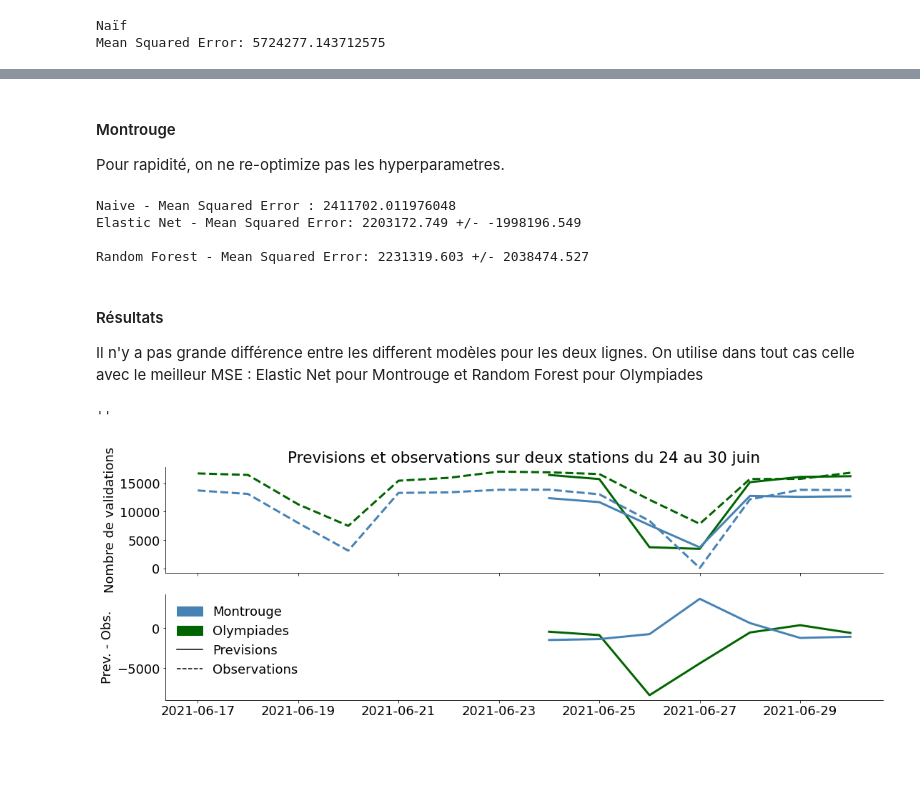
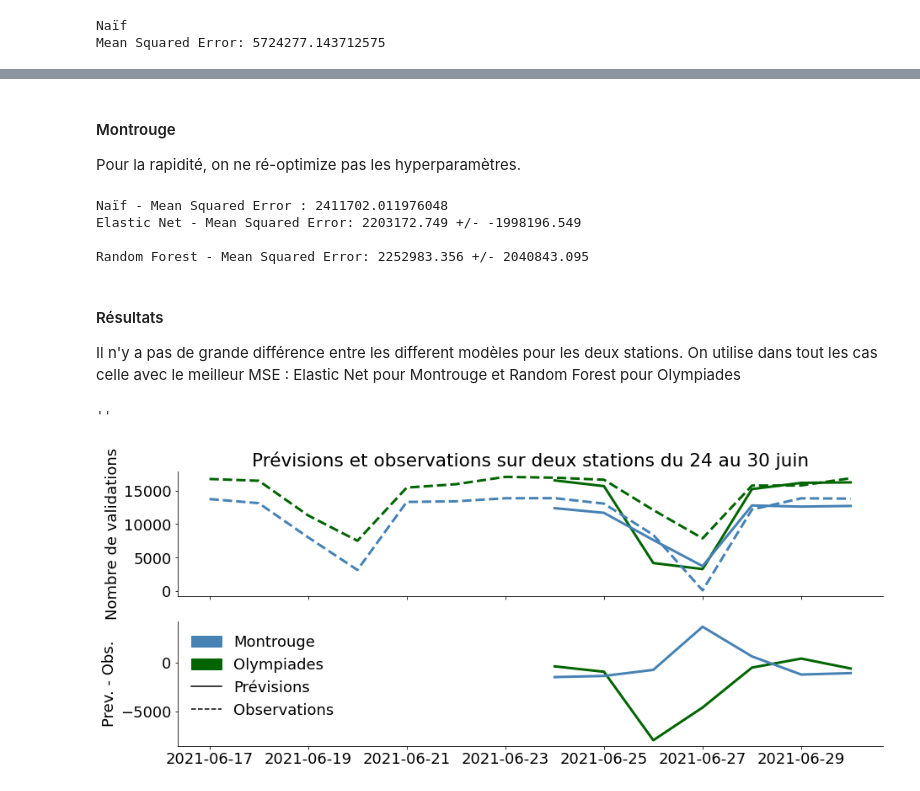
Before and after one commit to pcumani/SNCFValidations, a Jupyter notebook: Test entretien.ipynb, the cells around one changed output, grey strips where cells are left out. Saved outputs shown, nothing was run; the diff lists cells and outputs as text; code cells hidden in the pictures; blank space fills up the shorter version.

Commit message:
[CHG] Texte correct. Requirements à jour. [BUG] Distance entre mots considere la liste complete

```diff
--- a/Test entretien.ipynb
+++ b/Test entretien.ipynb
@@ -756,9 +730,9 @@ Mean Squared Error:     4216283.970 +/- 4851913.735
 # %% [markdown]
 #### Montrouge
 
-Pour rapidité, on ne re-optimize pas les hyperparametres.
+Pour la rapidité, on ne ré-optimize pas les hyperparamètres.
 # %%
-print('Naive - Mean Squared Error : {}'.format(mean_squared_error(y_train_mr, X_train_mr['NB_VALD'])))
+print('Naïf - Mean Squared Error : {}'.format(mean_squared_error(y_train_mr, X_train_mr['NB_VALD'])))
 
 enbest_mr = Pipeline([('scaler', MinMaxScaler()),
                    ('elastic', ElasticNet(random_state=42, alpha=0.01, l1_ratio=0.4))])
@@ -784,19 +758,19 @@ mse = -cv_results["test_neg_mean_squared_error"]
 
 print('Random Forest - Mean Squared Error: {:.3f} +/- {:.3f}\n'.format(mse.mean(), mse.std()))
 # %% [output]
-Naive - Mean Squared Error : 2411702.011976048
+Naïf - Mean Squared Error : 2411702.011976048
 Elastic Net - Mean Squared Error: 2203172.749 +/- -1998196.549
 
-Random Forest - Mean Squared Error: 2231319.603 +/- 2038474.527
+Random Forest - Mean Squared Error: 2252983.356 +/- 2040843.095
 # %% [markdown]
 #### Résultats
 
-Il n'y a pas grande différence entre les different modèles pour les deux lignes. On utilise dans tout cas celle avec le meilleur MSE : Elastic Net pour Montrouge et Random Forest pour Olympiades
+Il n'y a pas de grande différence entre les different modèles pour les deux stations. On utilise dans tout les cas celle avec le meilleur MSE : Elastic Net pour Montrouge et Random Forest pour Olympiades
 # %%
 from matplotlib.lines import Line2D
 rfbest_ol.predict(X_test_ol), y_test_ol
 
-fig, (ax, ax1) = plt.subplots(nrows=2, figsize=(18, 6), sharex=True)
+fig, (ax, ax1) = plt.subplots(nrows=2, figsize=(15, 6), sharex=True)
 dates = pd.date_range(start=splitdate, periods=14)
 
 sns.lineplot(x=dates[7:], y=rfbest_ol.predict(X_test_ol), ax=ax,
@@ -805,34 +779,34 @@ sns.lineplot(x=dates, y=ol[ol['JOUR'] >= splitdate]['NB_VALD'], ax=ax, linestyle
             color='darkgreen', linewidth=3)
 
 sns.lineplot(x=dates[7:], y=rfbest_ol.predict(X_test_ol)-y_test_ol, ax=ax1,
             color='darkgreen', linewidth=3)
 
 sns.lineplot(x=dates[7:], y=enbest_mr.predict(X_test_mr), ax=ax,
             color='steelblue', linewidth=3)
 sns.lineplot(x=dates, y=mr[mr['JOUR'] >= splitdate]['NB_VALD'], ax=ax, linestyle='--',
             color='steelblue', linewidth=3)
 
 sns.lineplot(x=dates[7:], y=enbest_mr.predict(X_test_mr)-y_test_mr, ax=ax1,
             color='steelblue', linewidth=3)
 
 ax.set_xticks(dates[::2])
 ax.set_xticklabels([x.date() for x in dates[::2]], rotation=45)
 
 ax1.set_ylabel('Prev. - Obs.')
 ax.set_ylabel('Nombre de validations')
-ax.set_title('Previsions et observations sur deux stations du 24 au 30 juin')
+ax.set_title('Prévisions et observations sur deux stations du 24 au 30 juin')
 ax.spines['top'].set_visible(False)
 ax.spines['right'].set_visible(False)
 ax1.spines['top'].set_visible(False)
 ax1.spines['right'].set_visible(False)
 
 ax1.legend(handles=[mpatches.Patch(color='steelblue', label='Montrouge'),
                    mpatches.Patch(color='darkgreen', label='Olympiades'),
-                  Line2D([0], [0],color='k', label='Previsions'),
+                  Line2D([0], [0],color='k', label='Prévisions'),
                   Line2D([0], [0],color='k', linestyle='--', label='Observations')], frameon=False)
 
 ;
 # %% [output]
 ''
-[figure, old version]
+[figure, new version]
 # %% [markdown]
```
Also changed, not shown: parts of 40 cells of this notebook, 1 other file.
